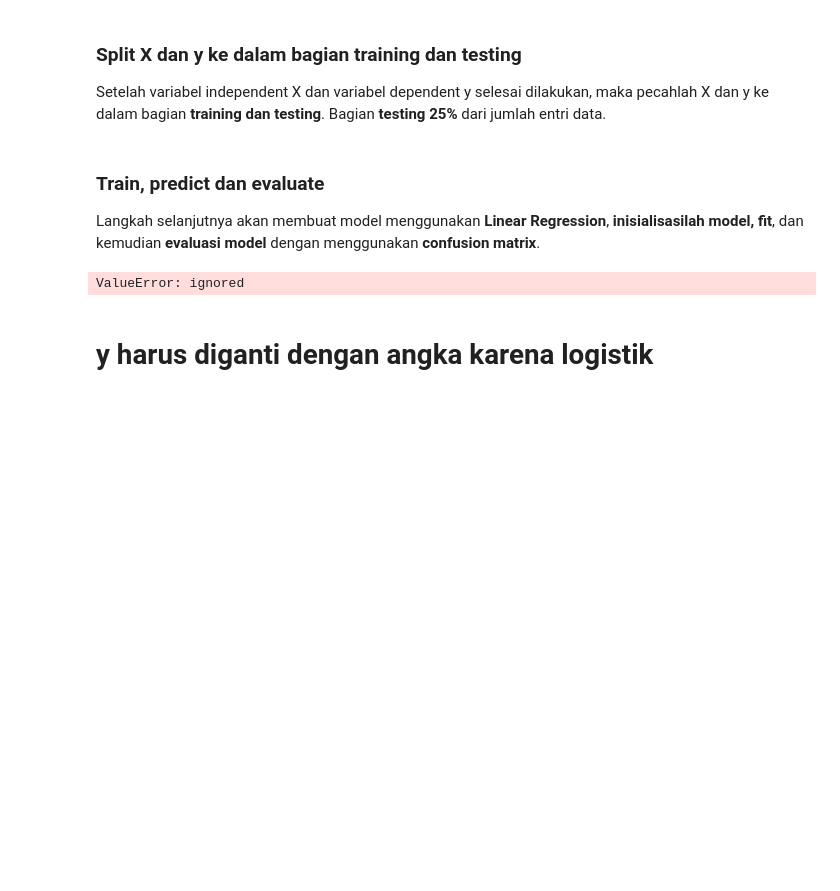
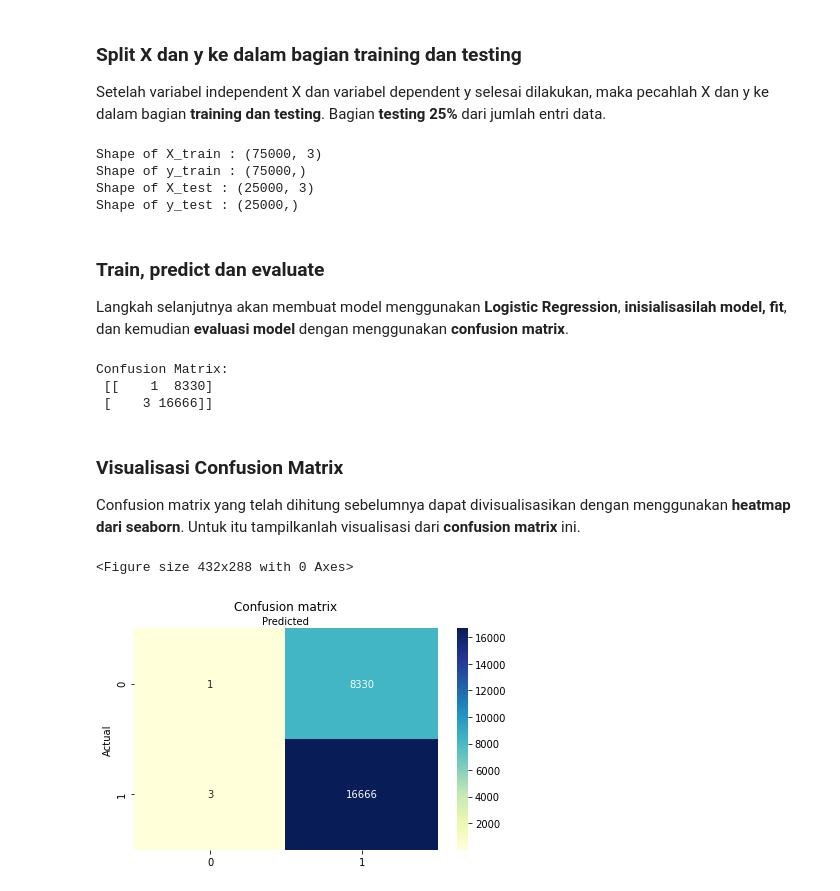
Before and after one commit to setyo-dwi-pratama/Courses, a Jupyter notebook: 14_Data_Analyst_Project_Business_Decision_Research_.ipynb, the cells around one changed output. Drawn from its saved outputs; the diff is of its cells as text; code cells hidden in the pictures; blank space fills up the shorter version.

```diff
--- a/14_Data_Analyst_Project_Business_Decision_Research_.ipynb
+++ b/14_Data_Analyst_Project_Business_Decision_Research_.ipynb
@@ -571,3 +571,6 @@ df
 | 99998 | 34157 | Sepatu | 2014-11-14 02:42:28.026000023 | 2014-11-14 02:42:28.026000023 | 1208591 | 1 | ... |
 | 99999 | 188822 | Jaket | 2018-10-24 09:36:04.125000000 | 2018-10-24 09:36:04.125000000 | 486710 | 1 | ... |
 100000 rows × 12 columns
+# %%
+df['is_churn'] = df['is_churn'].astype(bool)
+df.info()
@@ -587,20 +610,65 @@ Setelah variabel independent X dan variabel dependent y selesai dilakukan, maka
 from sklearn.model_selection import train_test_split
 
 X_train, X_test, y_train, y_test = train_test_split(X, y, test_size = 0.25, random_state=0)
+# checking the shapes
+print('Shape of X_train :', X_train.shape)
+print('Shape of y_train :', y_train.shape)
+print('Shape of X_test :', X_test.shape)
+print('Shape of y_test :', y_test.shape)
+# %% [output]
+Shape of X_train : (75000, 3)
+Shape of y_train : (75000,)
+Shape of X_test : (25000, 3)
+Shape of y_test : (25000,)
 # %% [markdown]
 ### **Train, predict dan evaluate**
-Langkah selanjutnya akan membuat model menggunakan **Linear Regression**, **inisialisasilah model, fit**, dan kemudian **evaluasi model** dengan menggunakan **confusion matrix**.
+Langkah selanjutnya akan membuat model menggunakan **Logistic Regression**, **inisialisasilah model, fit**, dan kemudian **evaluasi model** dengan menggunakan **confusion matrix**.
 # %%
 from sklearn.linear_model import LogisticRegression
-from sklearn.metrics import confusion_matrix, classification_report
+from sklearn.metrics import confusion_matrix
 
-# Call the classifier
+# Inisiasi model logreg
 logreg = LogisticRegression()
-# Fit the classifier to the training data
-logreg = logreg.fit(X_train, y_train)
-#Training Model: Predict
-y_pred = logreg.predict(X_test)
+
+# fit the model with data
+logreg.fit(X_train, y_train)
+
+# Predict model
+y_pred=logreg.predict(X_test)
+
+# Evaluasi model menggunakan confusion matrix
+cnf_matrix = confusion_matrix(y_test, y_pred)
+print('Confusion Matrix:\n', cnf_matrix)
 # %% [output]
-ValueError: ignored
+Confusion Matrix:
+ [[    1  8330]
+ [    3 16666]]
-# %% [markdown]
-# y harus diganti dengan angka karena logistik
+# %% [markdown]
+### **Visualisasi Confusion Matrix**
+Confusion matrix yang telah dihitung sebelumnya dapat divisualisasikan dengan menggunakan **heatmap dari seaborn**. Untuk itu tampilkanlah visualisasi dari **confusion matrix** ini.
+# %%
+# import required modules
+import numpy as np
+import matplotlib.pyplot as plt
+import seaborn as sns
+
+plt.clf()
+# name of classes
+class_names = [0, 1]
+fig, ax = plt.subplots()
+
+tick_marks = np.arange(len(class_names))
+plt.xticks(tick_marks, class_names)
+plt.yticks(tick_marks, class_names)
+
+# create heatmap
+sns.heatmap(pd.DataFrame(cnf_matrix), annot=True, cmap='YlGnBu', fmt='g')
+ax.xaxis.set_label_position('top')
+plt.title('Confusion matrix', y=1.1)
+plt.ylabel('Actual')
+plt.xlabel('Predicted')
+plt.tight_layout()
+plt.show()
+# %% [output]
+<Figure size 432x288 with 0 Axes>
+[figure, added]
```
Also changed, not shown: parts of 1 cell of this notebook.
